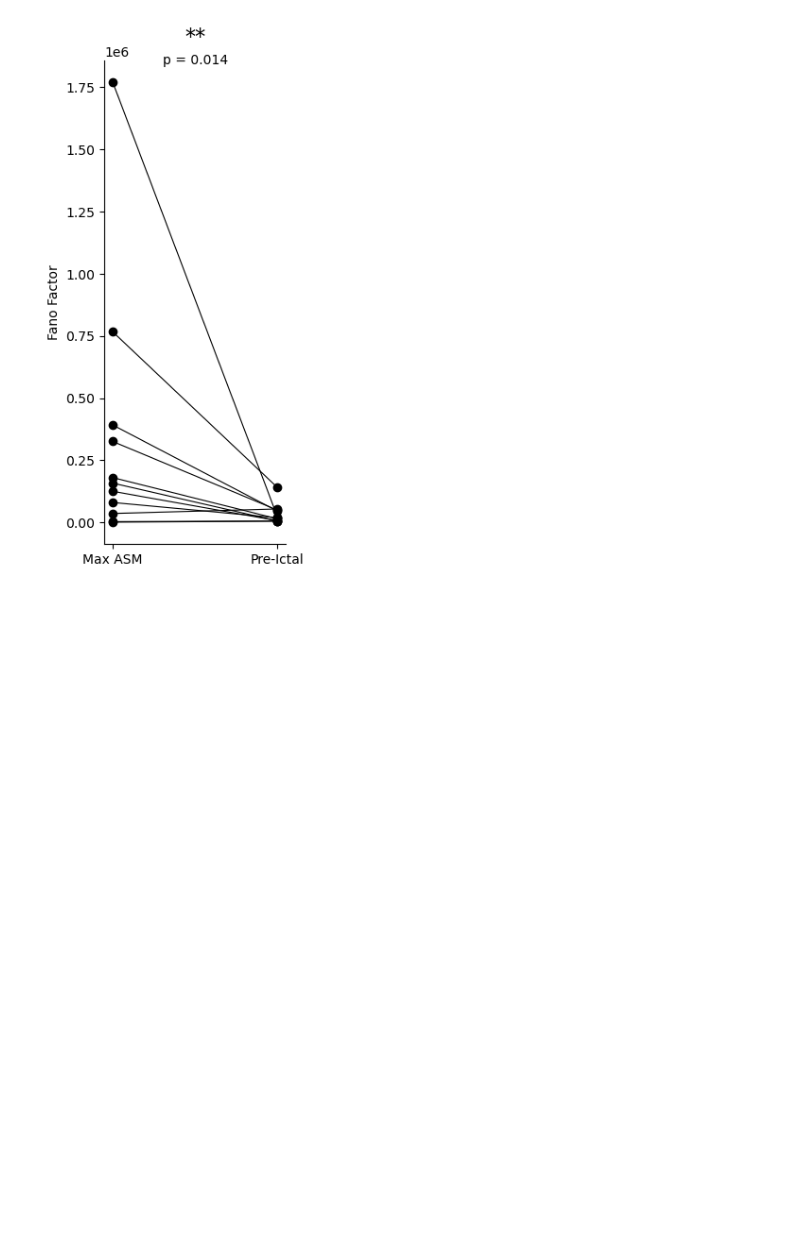
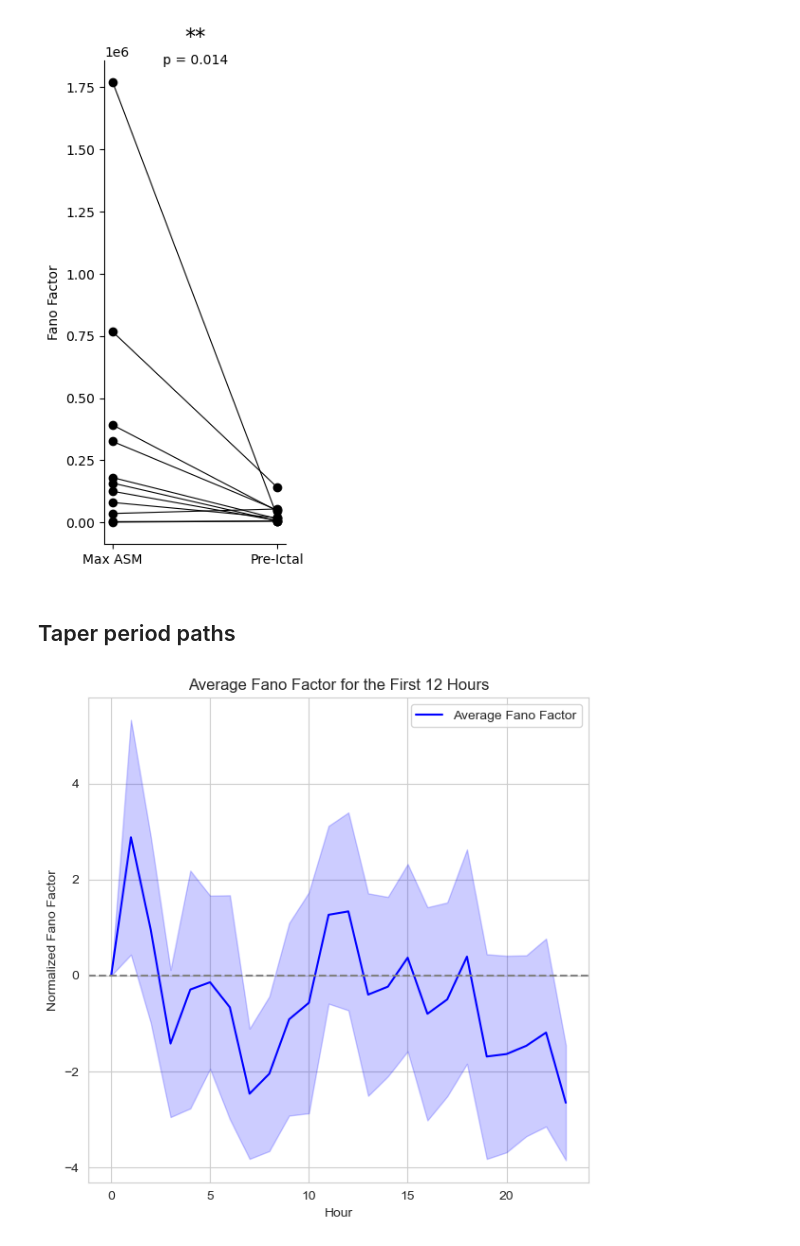
Before and after one commit to devincma/asm_synchrony_paper, a Jupyter notebook: spikes_optimized/ISI_analysis.ipynb, the cells around one changed output. Drawn from its saved outputs; the diff is of its cells as text; code cells hidden in the pictures; blank space fills up the shorter version.

Commit message:
some path plots

```diff
--- a/spikes_optimized/ISI_analysis.ipynb
+++ b/spikes_optimized/ISI_analysis.ipynb
@@ -995,3 +995,60 @@ plt.tight_layout()
 plt.show()
 # %% [output]
 [figure]
+# %% [markdown]
+## Taper period paths
+# %%
+n_patients = len(all_spikes_dfs)
+fano_values = []
+
+# Setting the Seaborn style
+sns.set_style("whitegrid")
+
+# Looping over the dataframes
+for all_spikes_df, fs, hup_id in zip(all_spikes_dfs, all_fs, completed_hup_ids):
+    # Filtering the rows
+    filtered_df = all_spikes_df[all_spikes_df.inter_spike_interval_samples < 55]
+
+    fano_per_patient = []
+
+    for hour in range(24):
+        data_hour = filtered_df[filtered_df["peak_hour"] == hour][
+            "inter_spike_interval_samples"
+        ]
+
+        if not data_hour.empty:
+            fano = data_hour.var() / data_hour.mean()
+            fano_per_patient.append(fano)
+        else:
+            fano_per_patient.append(np.nan)
+
+    # Normalizing
+    fano_per_patient = np.array(fano_per_patient) - fano_per_patient[0]
+    fano_values.append(fano_per_patient)
+
+fano_values = np.array(fano_values)
+
+# Compute the average and standard error for the Fano Factor at each time point
+avg_fano = np.nanmean(fano_values, axis=0)
+stderr_fano = np.nanstd(fano_values, axis=0) / np.sqrt(n_patients)
+
+# Plot the average Fano Factor for the first 12 hours with a filled error bar
+
+plt.figure(figsize=(6, 6))
+x_vals = np.arange(24)  # Hours
+
+# Use Seaborn's lineplot with error bands for added aesthetics
+sns.lineplot(x=x_vals, y=avg_fano, label="Average Fano Factor", color="blue")
+plt.fill_between(
+    x_vals, avg_fano - stderr_fano, avg_fano + stderr_fano, alpha=0.2, color="blue"
+)
+
+plt.title("Average Fano Factor for the First 12 Hours")
+plt.xlabel("Hour")
+plt.ylabel("Normalized Fano Factor")
+plt.axhline(0, color="grey", linestyle="--")
+plt.legend()
+plt.tight_layout()
+plt.show()
+# %% [output]
+[figure, added]
```
Also changed, not shown: parts of 3 cells of this notebook.
